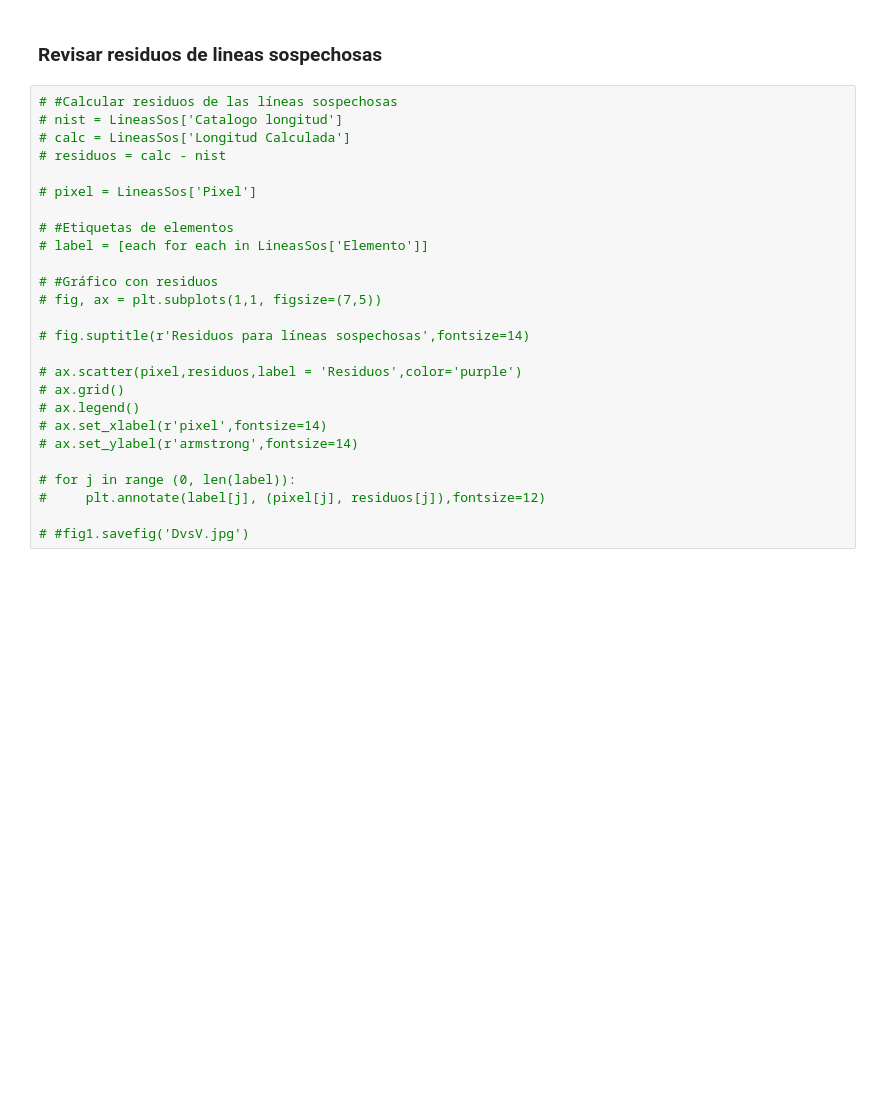
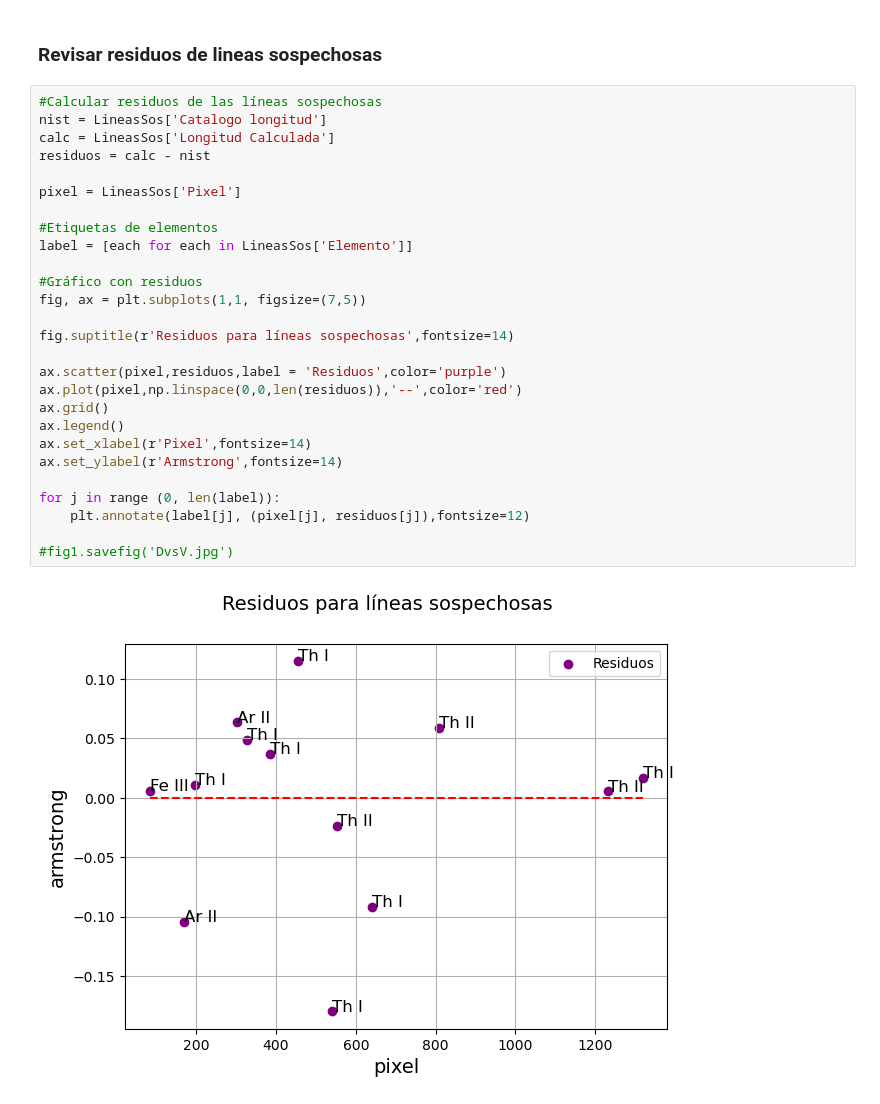
Before and after one commit to ccuellarn/Torium-Operation, a Jupyter notebook: Data/Th 6565/Analisis_6565.ipynb, the cells around one changed output. Drawn from its saved outputs; the diff is of its cells as text; blank space fills up the shorter version.

```diff
--- a/Data/Th 6565/Analisis_6565.ipynb
+++ b/Data/Th 6565/Analisis_6565.ipynb
@@ -459,28 +462,31 @@ LineasSos_1
 # %% [markdown]
 ### Revisar residuos de lineas sospechosas
 # %%
-# #Calcular residuos de las líneas sospechosas
-# nist = LineasSos['Catalogo longitud']
-# calc = LineasSos['Longitud Calculada']
-# residuos = calc - nist
+#Calcular residuos de las líneas sospechosas
+nist = LineasSos['Catalogo longitud']
+calc = LineasSos['Longitud Calculada']
+residuos = calc - nist
 
-# pixel = LineasSos['Pixel']
+pixel = LineasSos['Pixel']
 
-# #Etiquetas de elementos
-# label = [each for each in LineasSos['Elemento']]
+#Etiquetas de elementos
+label = [each for each in LineasSos['Elemento']]
 
-# #Gráfico con residuos
-# fig, ax = plt.subplots(1,1, figsize=(7,5))
+#Gráfico con residuos
+fig, ax = plt.subplots(1,1, figsize=(7,5))
 
-# fig.suptitle(r'Residuos para líneas sospechosas',fontsize=14)
+fig.suptitle(r'Residuos para líneas sospechosas',fontsize=14)
 
-# ax.scatter(pixel,residuos,label = 'Residuos',color='purple')
-# ax.grid()
-# ax.legend()
-# ax.set_xlabel(r'pixel',fontsize=14)
-# ax.set_ylabel(r'armstrong',fontsize=14)
+ax.scatter(pixel,residuos,label = 'Residuos',color='purple')
+ax.plot(pixel,np.linspace(0,0,len(residuos)),'--',color='red')
+ax.grid()
+ax.legend()
+ax.set_xlabel(r'Pixel',fontsize=14)
+ax.set_ylabel(r'Armstrong',fontsize=14)
 
-# for j in range (0, len(label)):
-#     plt.annotate(label[j], (pixel[j], residuos[j]),fontsize=12)
+for j in range (0, len(label)):
+    plt.annotate(label[j], (pixel[j], residuos[j]),fontsize=12)
 
-# #fig1.savefig('DvsV.jpg')
+#fig1.savefig('DvsV.jpg')
+# %% [output]
+[figure, added]
```
Also changed, not shown: parts of 4 cells of this notebook, 1 other file.
